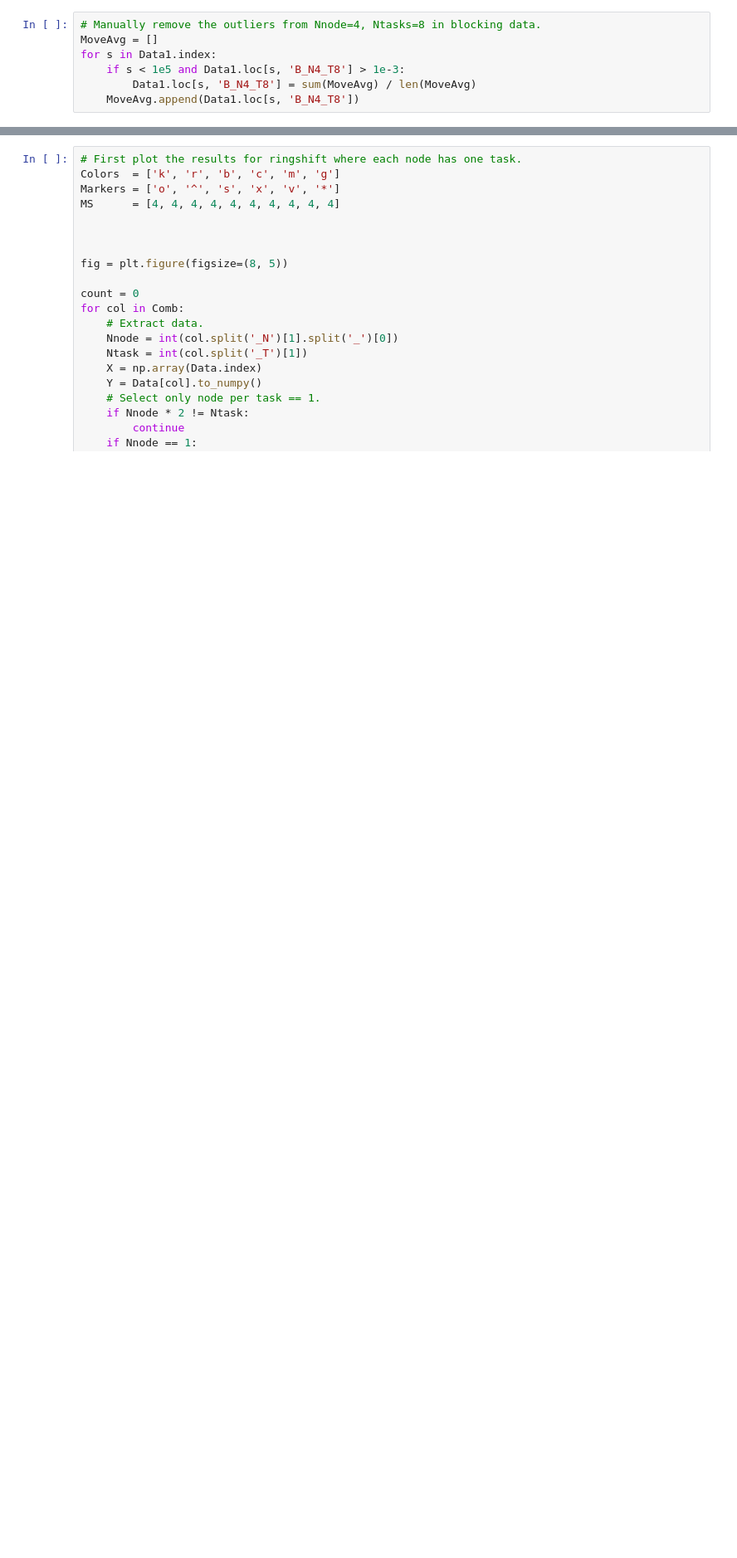
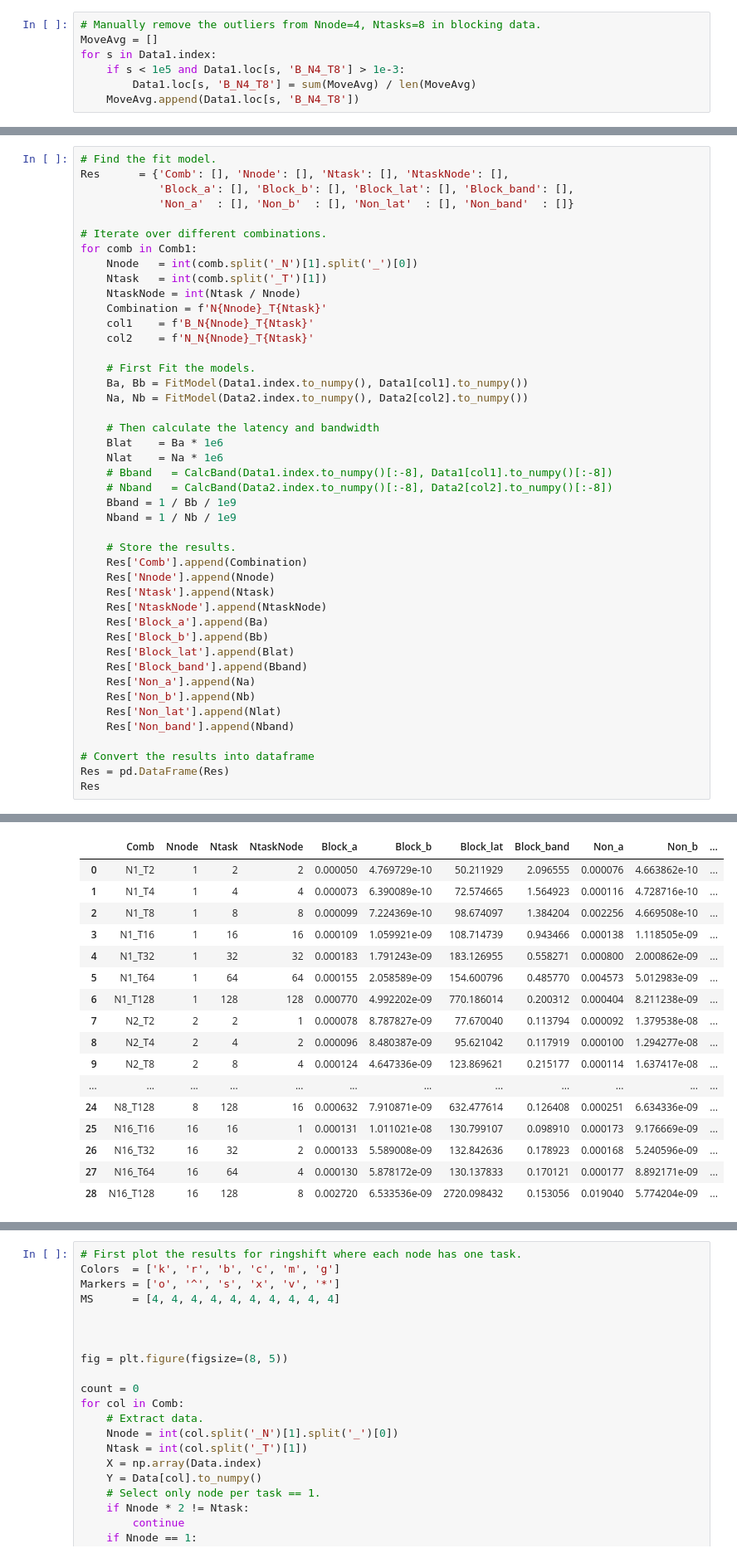
Before and after one commit to cmse822/project-3-mpi-p2p-team-2, a Jupyter notebook: Analysis/Analysis.ipynb, the cells around one changed output, grey strips where cells are left out. Shown: that part at 83% size. Cells and saved outputs as stored; diff of their text form; blank space fills up the shorter version.

```diff
--- a/Analysis/Analysis.ipynb
+++ b/Analysis/Analysis.ipynb
@@ -422,0 +453,45 @@ fig.savefig('Fig03_RingShift.png', format='png', dpi=800)
+# %%
+# Find the fit model.
+Res      = {'Comb': [], 'Nnode': [], 'Ntask': [], 'NtaskNode': [],
+            'Block_a': [], 'Block_b': [], 'Block_lat': [], 'Block_band': [],
+            'Non_a'  : [], 'Non_b'  : [], 'Non_lat'  : [], 'Non_band'  : []}
+
+# Iterate over different combinations.
+for comb in Comb1:
+    Nnode   = int(comb.split('_N')[1].split('_')[0])
+    Ntask   = int(comb.split('_T')[1])
+    NtaskNode = int(Ntask / Nnode)
+    Combination = f'N{Nnode}_T{Ntask}'
+    col1    = f'B_N{Nnode}_T{Ntask}'
+    col2    = f'N_N{Nnode}_T{Ntask}'
+
+    # First Fit the models.
+    Ba, Bb = FitModel(Data1.index.to_numpy(), Data1[col1].to_numpy())
+    Na, Nb = FitModel(Data2.index.to_numpy(), Data2[col2].to_numpy())
+
+    # Then calculate the latency and bandwidth
+    Blat    = Ba * 1e6
+    Nlat    = Na * 1e6
+    # Bband   = CalcBand(Data1.index.to_numpy()[:-8], Data1[col1].to_numpy()[:-8])
+    # Nband   = CalcBand(Data2.index.to_numpy()[:-8], Data2[col2].to_numpy()[:-8])
+    Bband = 1 / Bb / 1e9
+    Nband = 1 / Nb / 1e9
+
+    # Store the results.
+    Res['Comb'].append(Combination)
+    Res['Nnode'].append(Nnode)
+    Res['Ntask'].append(Ntask)
+    Res['NtaskNode'].append(NtaskNode)
+    Res['Block_a'].append(Ba)
+    Res['Block_b'].append(Bb)
+    Res['Block_lat'].append(Blat)
+    Res['Block_band'].append(Bband)
+    Res['Non_a'].append(Na)
+    Res['Non_b'].append(Nb)
+    Res['Non_lat'].append(Nlat)
+    Res['Non_band'].append(Nband)
+
+# Convert the results into dataframe
+Res = pd.DataFrame(Res)
+Res
+# %% [output]
@@ -422,0 +515,17 @@ fig.savefig('Fig03_RingShift.png', format='png', dpi=800)
+|  | Comb | Nnode | Ntask | NtaskNode | Block_a | Block_b | Block_lat | Block_band | Non_a | Non_b | ... |
+| 0 | N1_T2 | 1 | 2 | 2 | 0.000050 | 4.769729e-10 | 50.211929 | 2.096555 | 0.000076 | 4.663862e-10 | ... |
+| 1 | N1_T4 | 1 | 4 | 4 | 0.000073 | 6.390089e-10 | 72.574665 | 1.564923 | 0.000116 | 4.728716e-10 | ... |
+| 2 | N1_T8 | 1 | 8 | 8 | 0.000099 | 7.224369e-10 | 98.674097 | 1.384204 | 0.002256 | 4.669508e-10 | ... |
+| 3 | N1_T16 | 1 | 16 | 16 | 0.000109 | 1.059921e-09 | 108.714739 | 0.943466 | 0.000138 | 1.118505e-09 | ... |
+| 4 | N1_T32 | 1 | 32 | 32 | 0.000183 | 1.791243e-09 | 183.126955 | 0.558271 | 0.000800 | 2.000862e-09 | ... |
+| 5 | N1_T64 | 1 | 64 | 64 | 0.000155 | 2.058589e-09 | 154.600796 | 0.485770 | 0.004573 | 5.012983e-09 | ... |
+| 6 | N1_T128 | 1 | 128 | 128 | 0.000770 | 4.992202e-09 | 770.186014 | 0.200312 | 0.000404 | 8.211238e-09 | ... |
+| 7 | N2_T2 | 2 | 2 | 1 | 0.000078 | 8.787827e-09 | 77.670040 | 0.113794 | 0.000092 | 1.379538e-08 | ... |
+| 8 | N2_T4 | 2 | 4 | 2 | 0.000096 | 8.480387e-09 | 95.621042 | 0.117919 | 0.000100 | 1.294277e-08 | ... |
+| 9 | N2_T8 | 2 | 8 | 4 | 0.000124 | 4.647336e-09 | 123.869621 | 0.215177 | 0.000114 | 1.637417e-08 | ... |
+| ... | ... | ... | ... | ... | ... | ... | ... | ... | ... | ... | ... |
+| 24 | N8_T128 | 8 | 128 | 16 | 0.000632 | 7.910871e-09 | 632.477614 | 0.126408 | 0.000251 | 6.634336e-09 | ... |
+| 25 | N16_T16 | 16 | 16 | 1 | 0.000131 | 1.011021e-08 | 130.799107 | 0.098910 | 0.000173 | 9.176669e-09 | ... |
+| 26 | N16_T32 | 16 | 32 | 2 | 0.000133 | 5.589008e-09 | 132.842636 | 0.178923 | 0.000168 | 5.240596e-09 | ... |
+| 27 | N16_T64 | 16 | 64 | 4 | 0.000130 | 5.878172e-09 | 130.137833 | 0.170121 | 0.000177 | 8.892171e-09 | ... |
+| 28 | N16_T128 | 16 | 128 | 8 | 0.002720 | 6.533536e-09 | 2720.098432 | 0.153056 | 0.019040 | 5.774204e-09 | ... |
```
Also changed, not shown: parts of 13 cells of this notebook, 10 other files.
